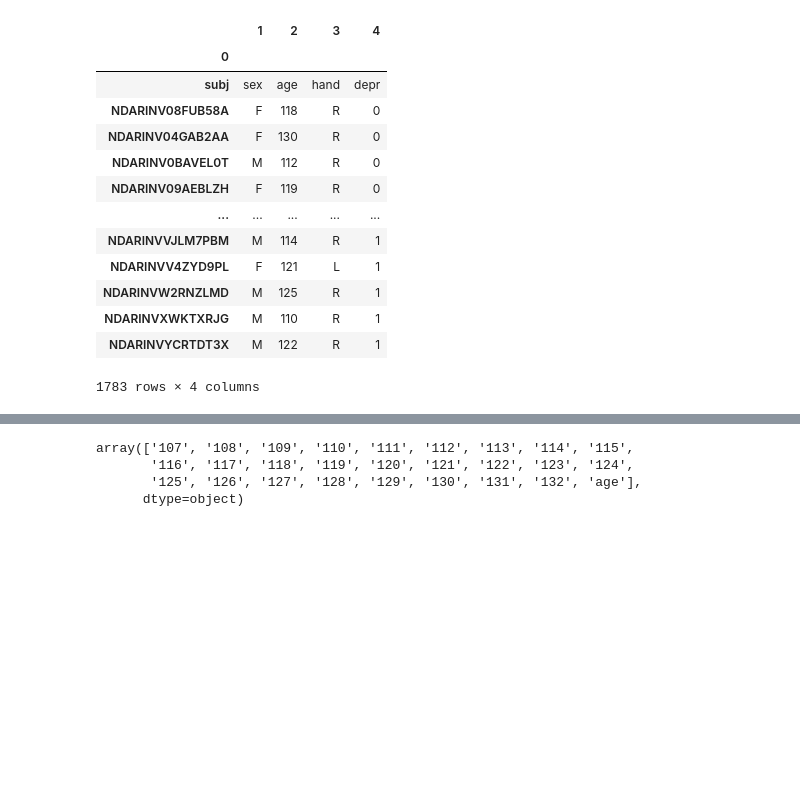
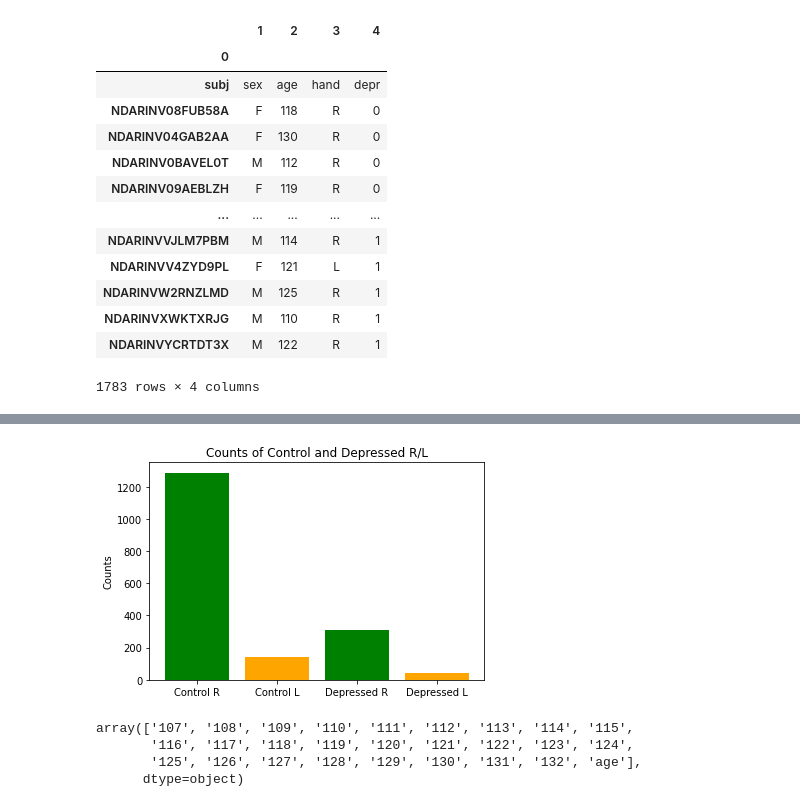
Before and after one commit to margotwagner/DDC, a Jupyter notebook: notebooks/ac-rsfmri_activation_map.ipynb, the cells around one changed output, grey strips where cells are left out. Saved outputs shown, nothing was run; the diff lists cells and outputs as text; code cells hidden in the pictures; blank space fills up the shorter version.

```diff
--- a/notebooks/ac-rsfmri_activation_map.ipynb
+++ b/notebooks/ac-rsfmri_activation_map.ipynb
@@ -27,3 +54,28 @@ labels
+# %%
+import matplotlib.pyplot as plt
+
+# Sample data
+control_R = 1287
+control_L = 142
+depr_R = 308
+depr_L = 45
+
+# Create data arrays
+categories = ['Control R', 'Control L', 'Depressed R', 'Depressed L']
+counts = [control_R, control_L, depr_R, depr_L]
+colors = ['green', 'orange', 'green', 'orange']  # Assign colors for R and L
+
+# Create bar plot
+plt.bar(categories, counts, color=colors)
+
+# Add labels and title
+plt.ylabel('Counts')
+plt.title('Counts of Control and Depressed R/L')
+
+# Show the plot
+plt.show()
+# %% [output]
+[figure, added]
 # %%
 np.unique(labels[2])
 # %% [output]
```
Also changed, not shown: parts of 3 cells of this notebook, 2 other files.
